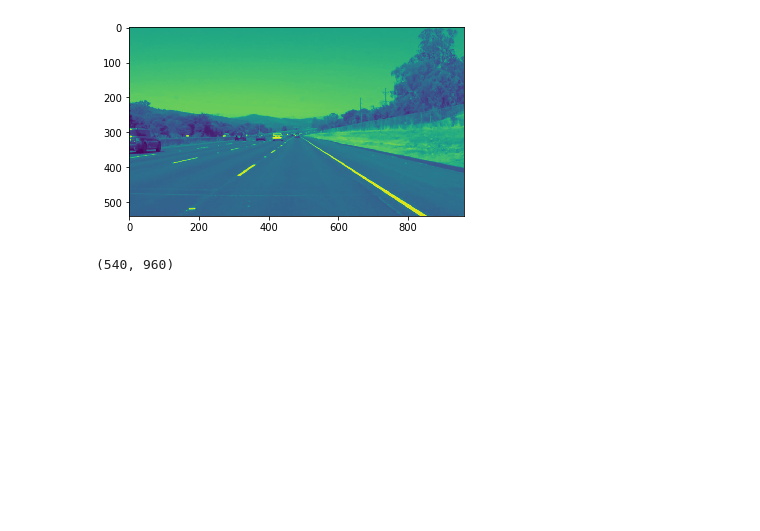
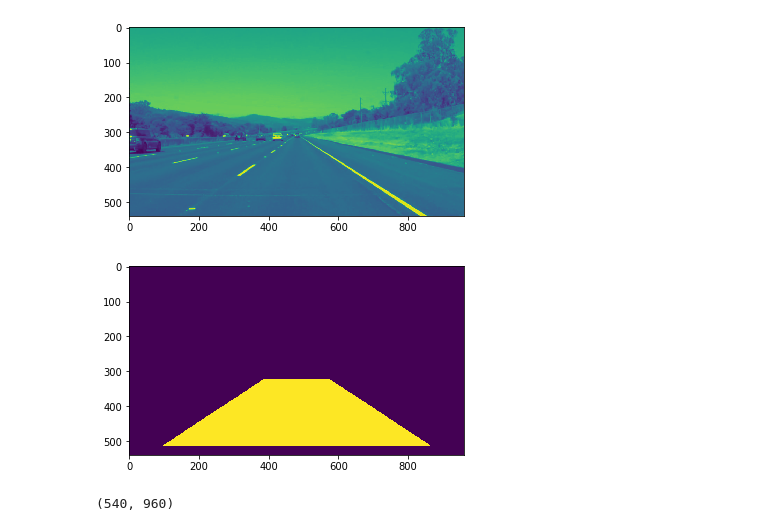
Before and after one commit to mike9251/SDC, a Jupyter notebook: CarND-LaneLines-P1-master/P1.ipynb, the cells around one changed output. Drawn from its saved outputs; the diff is of its cells as text; code cells hidden in the pictures; blank space fills up the shorter version.

```diff
--- a/CarND-LaneLines-P1-master/P1.ipynb
+++ b/CarND-LaneLines-P1-master/P1.ipynb
@@ -265,4 +265,4 @@ Build your pipeline to work on the images in the directory "test_images"
 **You should make sure your pipeline works well on these images before you try the videos.**
 # %%
 import os
-os.listdir("test_images/")
+img_names = os.listdir("test_images/")
@@ -284,7 +277,14 @@ Try tuning the various parameters, especially the low and high Canny thresholds
 # then save them to the test_images_output directory.
 # %%
 #img = cv2.imread("test_images/solidWhiteCurve.jpg", cv2.IMREAD_GRAYSCALE)
-img = mpimg.imread('test_images/solidWhiteRight.jpg')
-plt.imshow(img)
-print(img.shape)
+imgs = []
+for name in img_names:
+    #imgs.append(mpimg.imread('test_images/' + name))
+    imgs.append(cv2.imread('test_images/' + name))
+    #plt.imshow(img)
+print(imgs[0].shape, len(imgs))
+for i in range(len(imgs)):
+    cv2.namedWindow(str(i))
+    cv2.imshow(str(i), imgs[i])
+    cv2.waitKey(0)
 # %% [output]
@@ -299,0 +318,11 @@ print(img_gray.shape)
+# %%
+edges = find_edges(gray_imgs)
+roi_imgs = []
+for img in edges:
+    roi_imgs.append(select_region(img))
+for i in range(len(roi_imgs)):
+    cv2.namedWindow(str(i))
+    cv2.imshow(str(i), roi_imgs[i])
+    cv2.waitKey(0)
+# %% [output]
+[figure, added]
```
Also changed, not shown: parts of 11 cells of this notebook, 1 other file.
